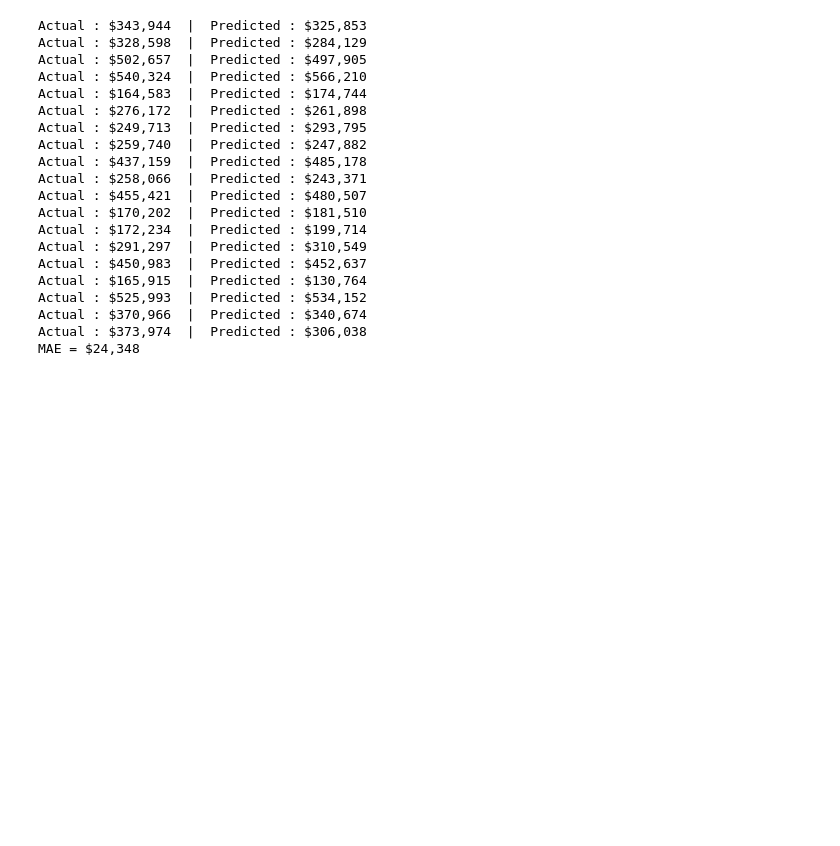
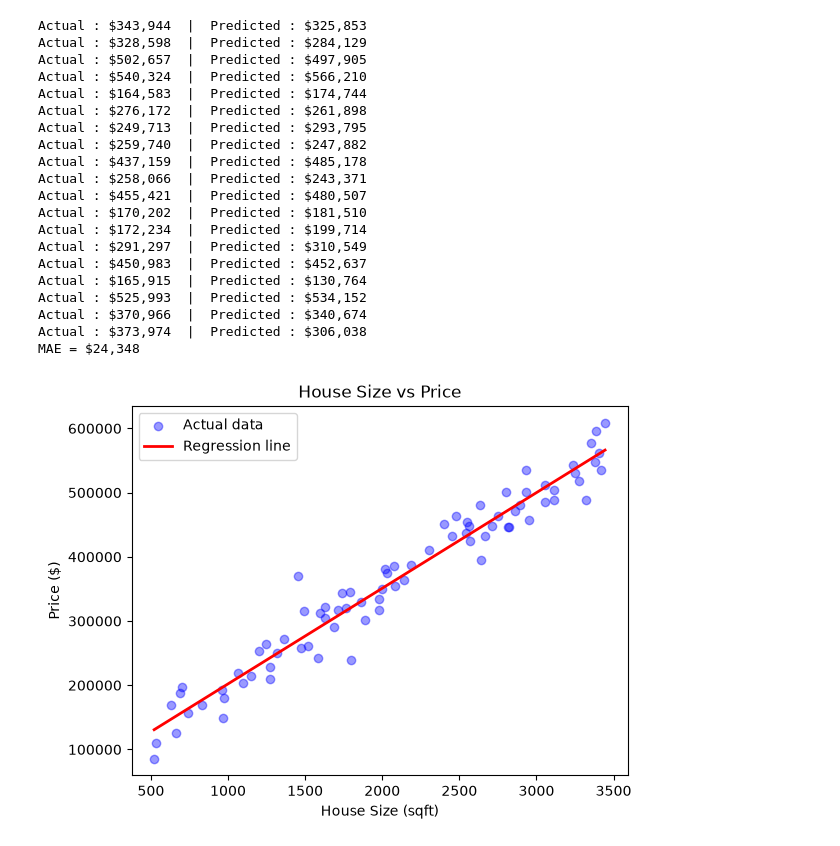
Before and after one commit to dawoodafzal62138/My-ML-Journey, a Jupyter notebook: Phase 2/Projects/Linear Regression from scratch/main.ipynb, the cells around one changed output. Saved outputs shown, nothing was run; the diff lists cells and outputs as text; code cells hidden in the pictures; blank space fills up the shorter version.

```diff
--- a/Phase 2/Projects/Linear Regression from scratch/main.ipynb
+++ b/Phase 2/Projects/Linear Regression from scratch/main.ipynb
@@ -37,6 +48,7 @@ Y = min_max_normalization(np.array(Y_raw))
 2. calculate error and gradients
 3. Update the weights and bias
 # %%
+all_costs=[]
 costs = 0
 m = 80
 while True:
@@ -52,6 +64,7 @@ while True:
     if abs(costs - error) < 1e-10:
         break
     costs = error
+    all_costs.append(error)
 print(f"w     = {w:.4f}")
 print(f"b     = {b:.4f}")
 print(f"cost  = {costs}")
@@ -100,3 +115,22 @@ Actual : $525,993  |  Predicted : $534,152
 Actual : $370,966  |  Predicted : $340,674
 Actual : $373,974  |  Predicted : $306,038
 MAE = $24,348
+# %%
+# generate points across the size range
+x_line = np.linspace(x_raw.min(), x_raw.max(), 200)
+
+# normalize → predict → denormalize
+x_line_norm = (x_line - x_raw.min()) / (x_raw.max() - x_raw.min())
+y_line_norm  = w * x_line_norm + b
+y_line       = min_max_denormalization(Y_raw , y_line_norm)
+
+# plot
+plt.scatter(x_raw, Y_raw, alpha=0.4, color="blue", label="Actual data")
+plt.plot(x_line, y_line, color="red", linewidth=2, label="Regression line")
+plt.xlabel("House Size (sqft)")
+plt.ylabel("Price ($)")
+plt.title("House Size vs Price")
+plt.legend()
+plt.show()
+# %% [output]
+[figure, added]
```
Also changed, not shown: parts of 4 cells of this notebook, 1 other file.
